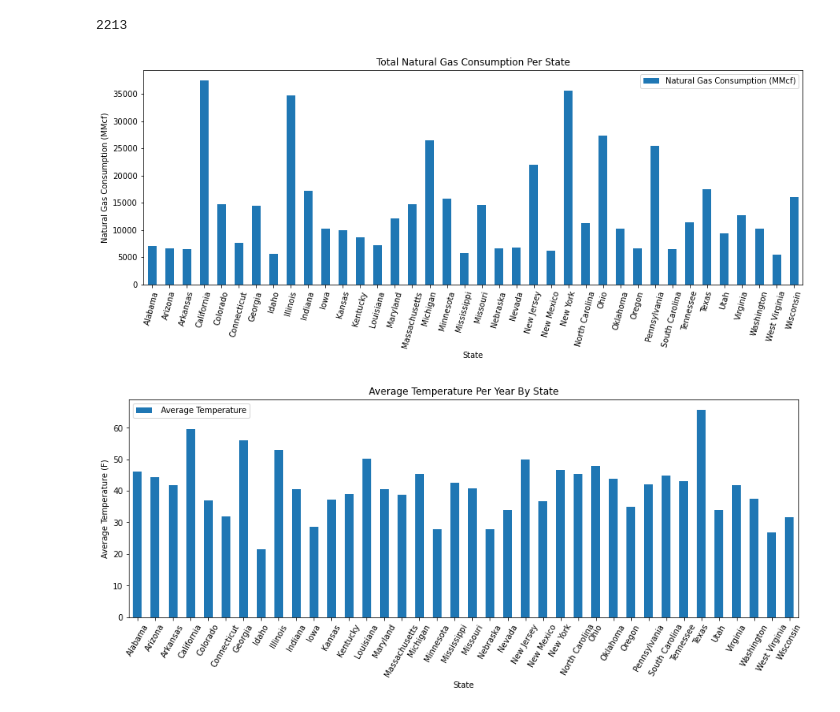
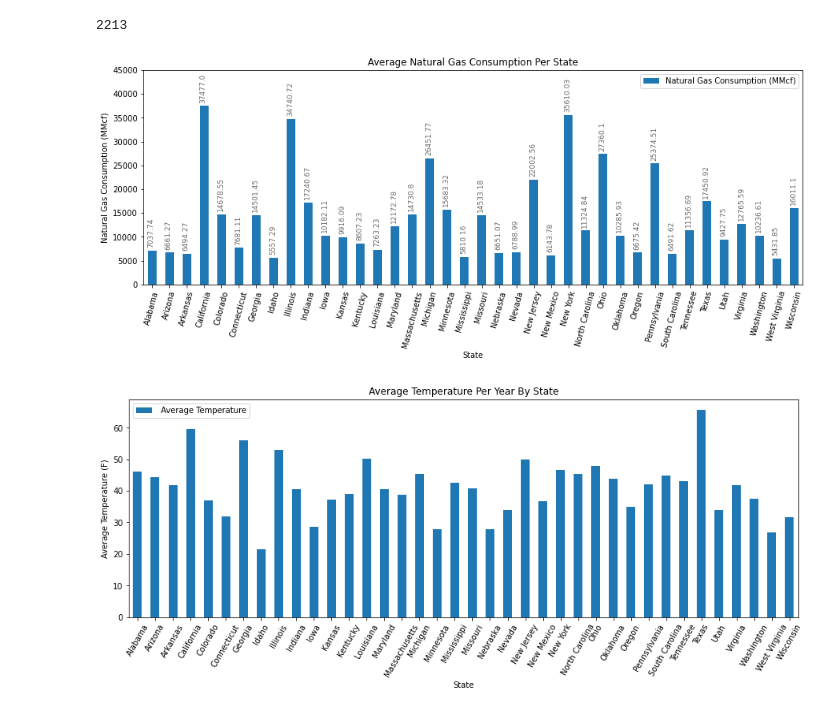
Before and after one commit to kcwf3d/databootcamp_Project_1, a Jupyter notebook: ma_pr1_data_clean.ipynb, the cells around one changed output. Drawn from its saved outputs; the diff is of its cells as text; code cells hidden in the pictures.

Commit message:
Modifying the title and adding value labels to the Natural Gas Consumption Per State Data

```diff
--- a/ma_pr1_data_clean.ipynb
+++ b/ma_pr1_data_clean.ipynb
@@ -162,13 +167,21 @@ len(combined_df)
 2213
 # %%
 state_df = combined_df.groupby('State').mean()
-# %%
-ax1 = state_df.plot(kind='bar', y='Natural Gas Consumption (MMcf)', rot=75, figsize=(15, 5))
-ylabel = ax1.set_ylabel('Natural Gas Consumption (MMcf)')
-title = ax1.set_title('Total Natural Gas Consumption Per State')
-plt.savefig('output_data/total_gas_usage_per_state.png')
-# %% [output]
-[figure, removed]
+# %%
+# JMJ noted that this should say Average instead of total so I updated it.
+ax1 = state_df.plot(kind='bar', y='Natural Gas Consumption (MMcf)', rot=75, figsize=(15, 5))
+ylabel = ax1.set_ylabel('Natural Gas Consumption (MMcf)')
+title = ax1.set_title('Average Natural Gas Consumption Per State')
+plt.savefig('output_data/total_gas_usage_per_state.png')
+#JMJ extended the limits of the y axis to view the values better
+ax1.set_ylim(0,45000)
+#JMJ added the indvidual bar labels for the graph using this source: https://robertmitchellv.com/blog-bar-chart-annotations-pandas-mpl.html
+for i in ax1.patches:
+    #JMJ added to get the width and height of the x and y bars to match the label to the appropriate space
+    ax1.text(i.get_x()+.001, i.get_height()+1000, \
+        str(round((i.get_height()),2)), fontsize=9, color='dimgrey',rotation=90)
+# %% [output]
+[figure, added]
 # %%
 ax1 = state_df.plot(kind='bar', y=' Average Temperature', rot=60, figsize=(15, 5))
 ylabel = ax1.set_ylabel('Average Temperature (F)')
```
Also changed, not shown: parts of 2 cells of this notebook.
